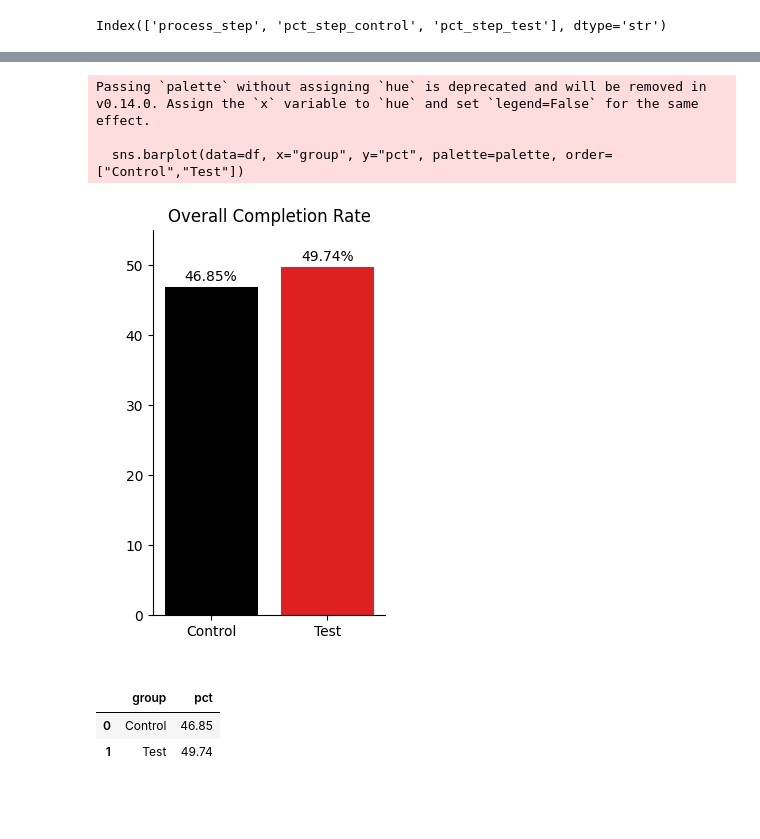
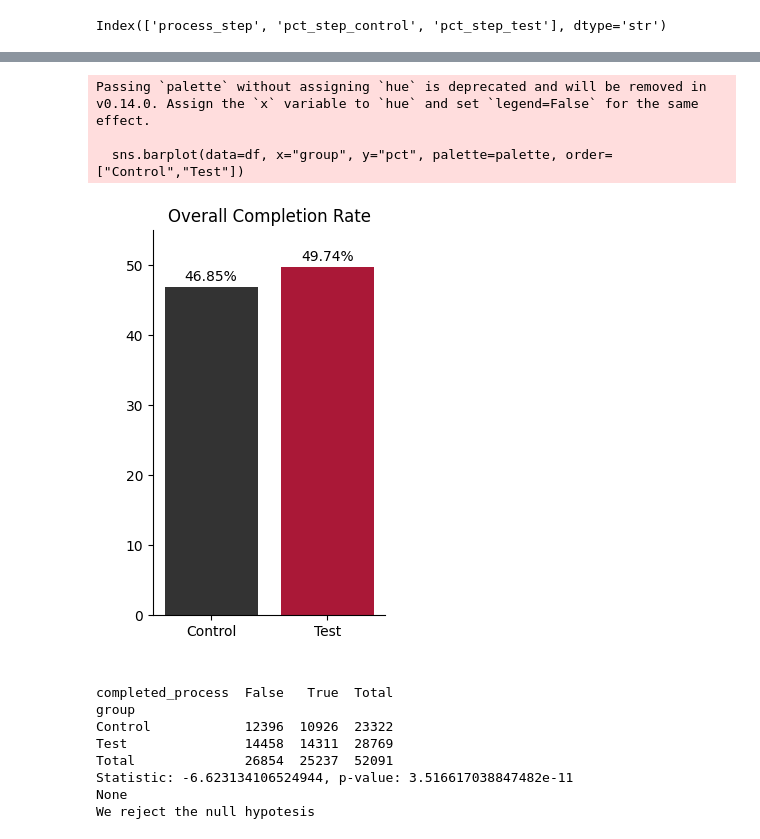
Before and after one commit to rachelv2/vanguard-ab-test, a Jupyter notebook: notebooks/KPI_completion.ipynb, the cells around one changed output, grey strips where cells are left out. Cells and saved outputs as stored; diff of their text form; code cells hidden in the pictures; blank space fills up the shorter version.

Commit message:
READ_ME & updated graphs vg

```diff
--- a/notebooks/KPI_completion.ipynb
+++ b/notebooks/KPI_completion.ipynb
@@ -314,38 +317,74 @@ print(f" Completion rate for Test Group is: {test_completion_rate} %")
 # %%
 # Kepp the data
 df = pd.DataFrame({
     "group": ["Control", "Test"],
     "pct": [46.85, 49.74]
 })
 
 
-palette = {"Control": "black", "Test": "red"}
+palette = {"Control": "#333333","Test": "#C20029"}
 
 # Bar plot
 plt.figure(figsize=(3,5))
 sns.barplot(data=df, x="group", y="pct", palette=palette, order=["Control","Test"])
 
 # Ajouter valeurs au-dessus des barres
 for i, row in df.iterrows():
     plt.text(i, row['pct']+0.5, f"{row['pct']}%", ha='center', va='bottom')
 
 # Titres et axes
 plt.title("Overall Completion Rate", fontsize=12)
 plt.ylabel(" ")
 plt.xlabel(" ")
 plt.ylim(0, 55)
 sns.despine()  # supprime la bordure supérieure et droite
 plt.savefig(r"C:\Users\Utilisateur\Desktop\IRONHACK_DA\COURSES\week-5\vanguard-ab-test\figures\g_CmpltnRt_Grp.png")
 plt.show()
 # %% [output]
 Passing `palette` without assigning `hue` is deprecated and will be removed in v0.14.0. Assign the `x` variable to `hue` and set `legend=False` for the same effect.
 
   sns.barplot(data=df, x="group", y="pct", palette=palette, order=["Control","Test"])
-[figure, old version]
+[figure, new version]
 # %%
-df
+# Check if there is a significant difference between the 2 overall completion rates
+
+# 1. Statistical test comparing the Control and Test completion rates: z-proportions between 2 samples
+# 2. Significance level (alpha): 0.05
+# 3. HO: Null hypothesis: Control = Test
+#    H1: Alternative hypothesis: Control != Test
+
+# 4. Get your sample: Contingency table of number of True/False completed visits per group
+    # concatenate the 2 groups
+completion_tab = pd.concat([funnel_per_visit_control, funnel_per_visit_test], axis=0, join="outer")
+completion_tab = completion_tab[["completed_process","group"]].reset_index(drop=True)
+
+    # create a contingency table to visualize the total true on total
+contingency_table = pd.crosstab(completion_tab['group'], completion_tab['completed_process'], margins = True, margins_name ="Total")
+pd.DataFrame(contingency_table)
+
+# Sample data (from the contingency table)
+count = [10926, 14311]  # Number of successes in both samples
+nobs = [23332, 28769]  # Number of observations in both samples
+
+# 5. Compute the test statistic based on your sample
+z, p_value = proportions_ztest(count, nobs)
+
+# 6. Solve the statistical test:
+print(contingency_table)
+print(print(f'Statistic: {z}, p-value: {p_value}'))
+
+alpha = 0.05
+if p_value > alpha:
+    print("We are not able to reject the null hypothesis")
+else:
+    print("We reject the null hypotesis")
 # %% [output]
-|  | group | pct |
-| 0 | Control | 46.85 |
-| 1 | Test | 49.74 |
+completed_process  False   True  Total
+group
+Control            12396  10926  23322
+Test               14458  14311  28769
+Total              26854  25237  52091
+Statistic: -6.623134106524944, p-value: 3.516617038847482e-11
+None
+We reject the null hypotesis
 # %%
```
Also changed, not shown: parts of 5 cells of this notebook, 4 other files.
